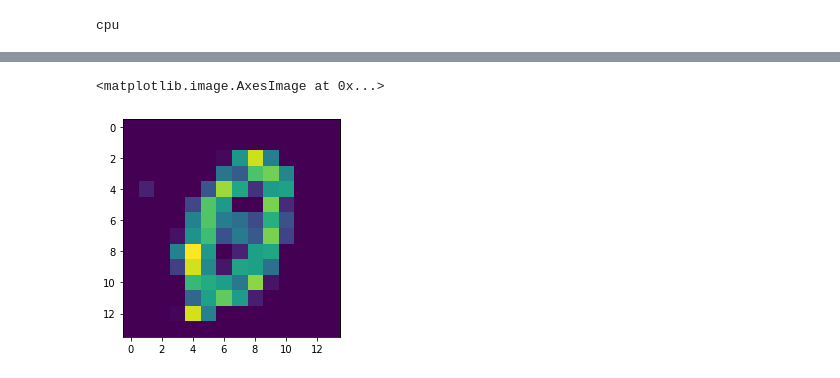
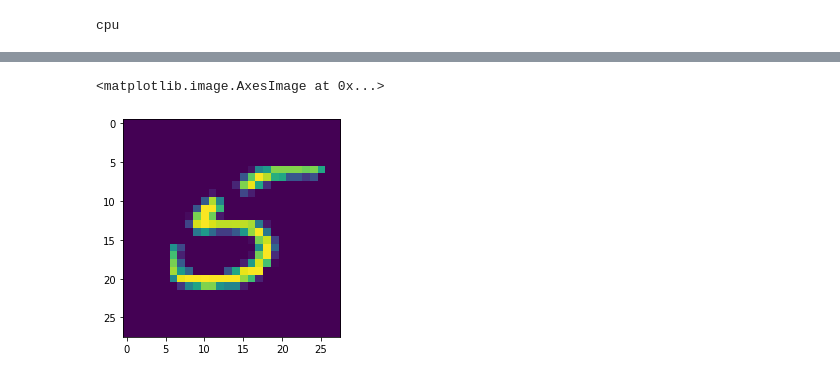
Before and after one commit to Denylson-Fuentes/Image-Disambiguity, a Jupyter notebook: Image Disambiguity.ipynb, the cells around one changed output, grey strips where cells are left out. Cells and saved outputs as stored; diff of their text form; code cells hidden in the pictures.

```diff
--- a/Image Disambiguity.ipynb
+++ b/Image Disambiguity.ipynb
@@ -339,7 +339,7 @@ False
 # %%
 device = 'cuda' if torch.cuda.is_available() else 'cpu'
 AEnet = AE().to(device)
-optimizer = torch.optim.Adam(AEnet.parameters(), lr=1e-5)
+optimizer = torch.optim.Adam(AEnet.parameters(), lr=1e-3)
 criterion = nn.BCEWithLogitsLoss()
 print(device)
 # %% [output]
@@ -375,5 +395,5 @@ RuntimeError: CUDA error: unspecified launch failure
 # %%
-plt.imshow(data[0][1].squeeze(0))
+plt.imshow(data[1][0][0].squeeze(0))
 # %% [output]
 <matplotlib.image.AxesImage at 0x...>
-[figure, old version]
+[figure, new version]
```
Also changed, not shown: parts of 2 cells of this notebook.
